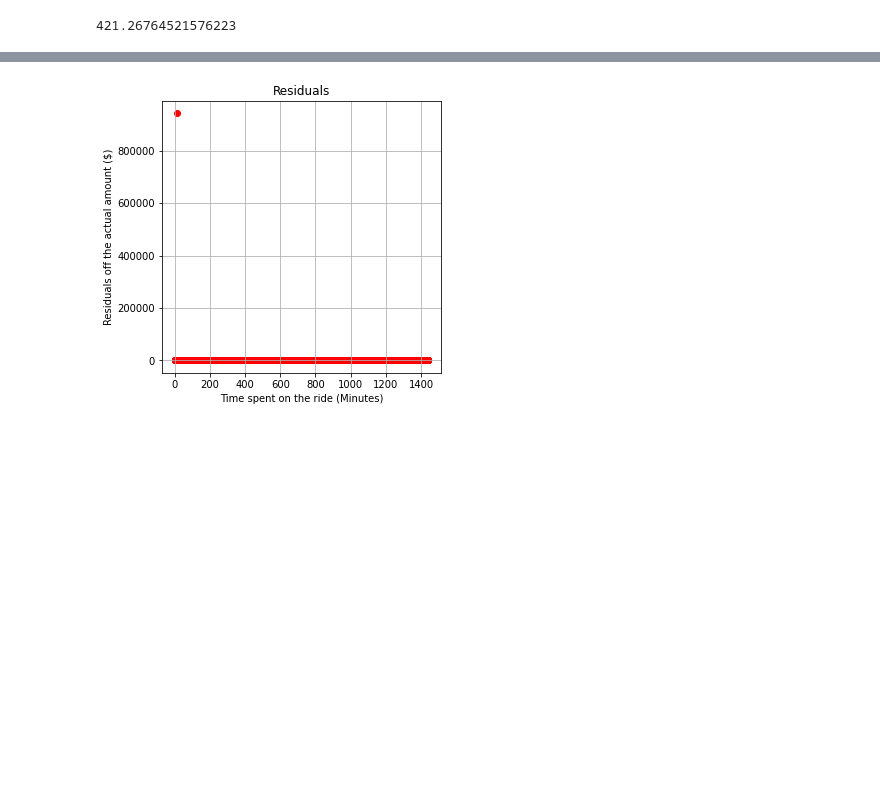
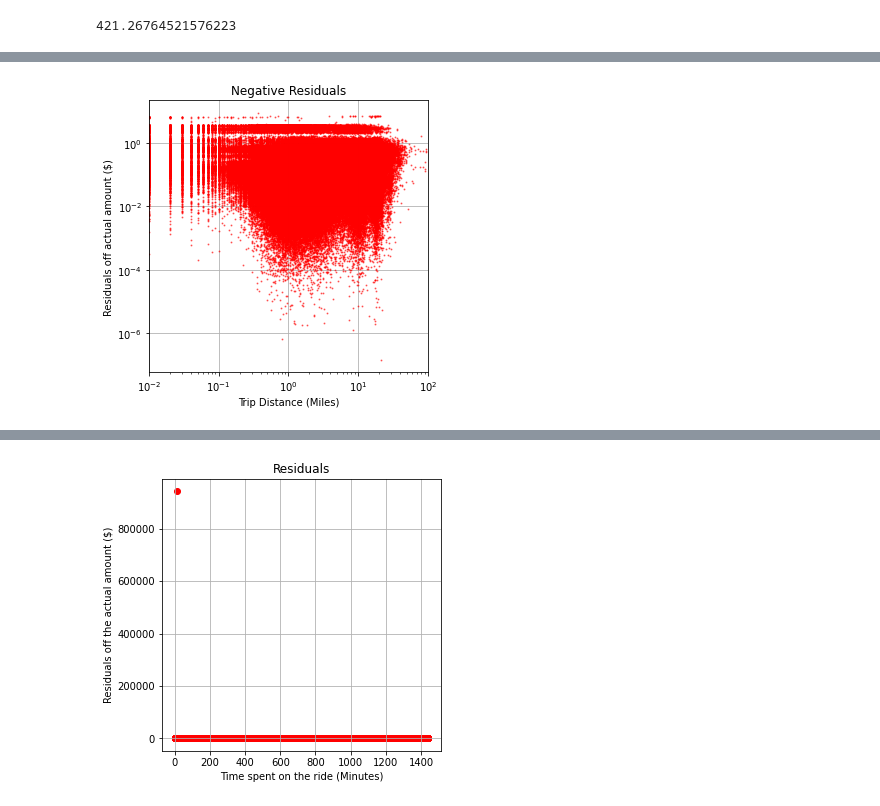
Before and after one commit to loalberto/Springboard-DataScienceCapstone2, a Jupyter notebook: Data_Story_Code.ipynb, the cells around one changed output, grey strips where cells are left out. Saved outputs shown, nothing was run; the diff lists cells and outputs as text; code cells hidden in the pictures; blank space fills up the shorter version.

```diff
--- a/Data_Story_Code.ipynb
+++ b/Data_Story_Code.ipynb
@@ -66,0 +72,18 @@ plt.show()
+# %%
+negative_res = residuals.loc[residuals < 0]
+negative_y = y_test.loc[negative_res.index]
+negative_X = X_test.loc[negative_res.index]
+negative_res = negative_res * -1
+# %%
+plt.figure(figsize=(5,5))
+plt.plot(negative_X['trip_distance'], negative_res, linestyle='', marker='o', markersize=1, alpha=0.5, color='r')
+plt.grid(True)
+plt.xlim(0.01, 100)
+plt.xscale('log')
+plt.yscale('log')
+plt.xlabel('Trip Distance (Miles)')
+plt.ylabel('Residuals off actual amount ($)')
+plt.title('Negative Residuals')
+plt.show()
+# %% [output]
+[figure, added]
```
Also changed, not shown: parts of 22 cells of this notebook.
